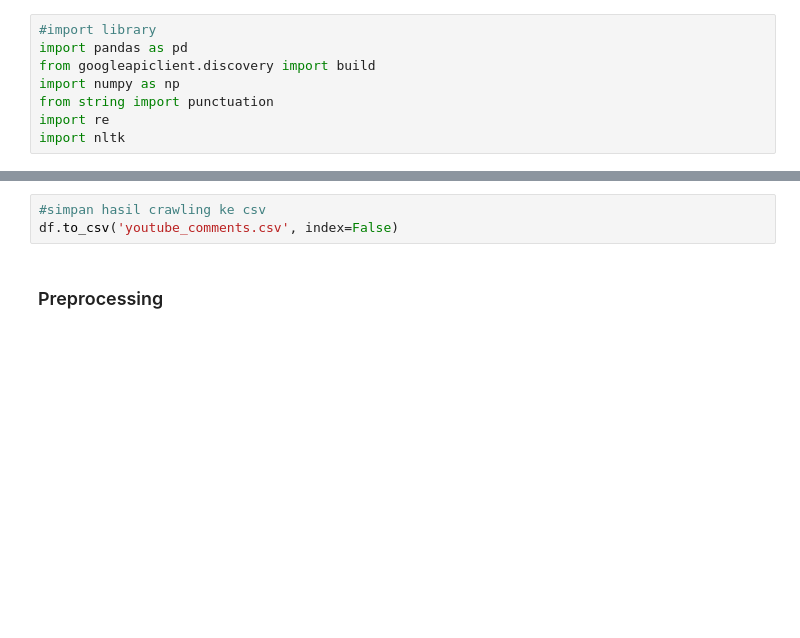
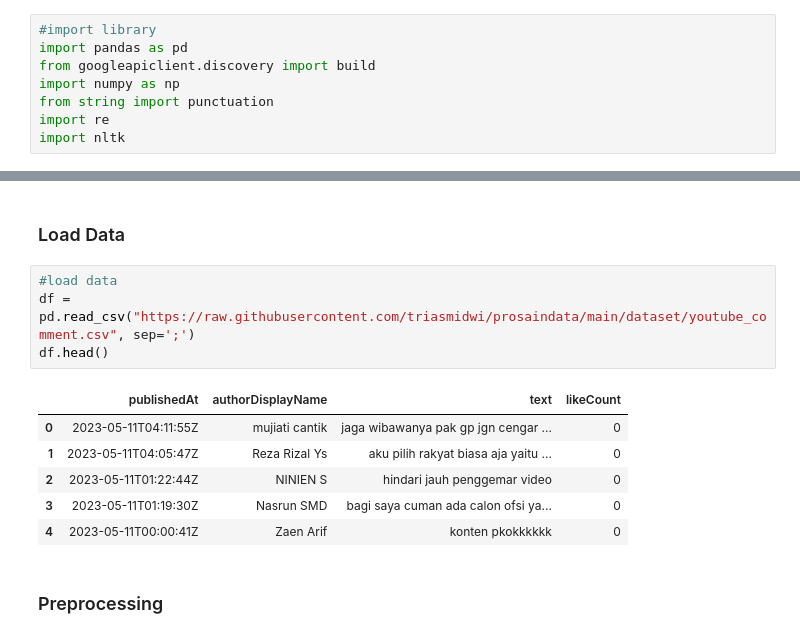
Before and after one commit to triasmidwi/prosaindata, a Jupyter notebook: _sources/Topic Modelling.ipynb, the cells around one changed output, grey strips where cells are left out. Cells and saved outputs as stored; diff of their text form; blank space fills up the shorter version.

```diff
--- a/_sources/Topic Modelling.ipynb
+++ b/_sources/Topic Modelling.ipynb
@@ -173,6 +49,16 @@ df
-# %%
-#simpan hasil crawling ke csv
-df.to_csv('youtube_comments.csv', index=False)
+# %% [markdown]
+### Load Data
+# %%
+#load data
+df = pd.read_csv("https://raw.githubusercontent.com/triasmidwi/prosaindata/main/dataset/youtube_comment.csv", sep=';')
+df.head()
+# %% [output]
+|  | publishedAt | authorDisplayName | text | likeCount |
+| 0 | 2023-05-11T04:11:55Z | mujiati cantik | jaga wibawanya pak gp jgn cengar ... | 0 |
+| 1 | 2023-05-11T04:05:47Z | Reza Rizal Ys | aku pilih rakyat biasa aja yaitu ... | 0 |
+| 2 | 2023-05-11T01:22:44Z | NINIEN S | hindari jauh penggemar video | 0 |
+| 3 | 2023-05-11T01:19:30Z | Nasrun SMD | bagi saya cuman ada calon ofsi ya... | 0 |
+| 4 | 2023-05-11T00:00:41Z | Zaen Arif | konten pkokkkkkk | 0 |
 # %% [markdown]
 ### Preprocessing
 # %% [markdown]
```
Also changed, not shown: parts of 23 cells of this notebook, 12 other files.
